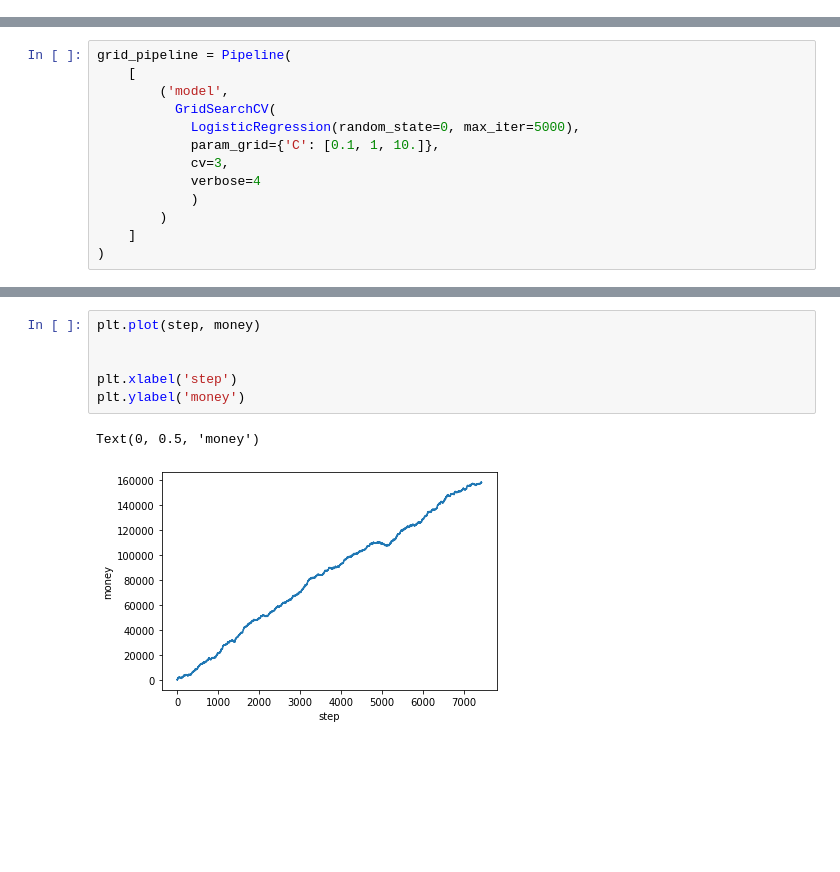
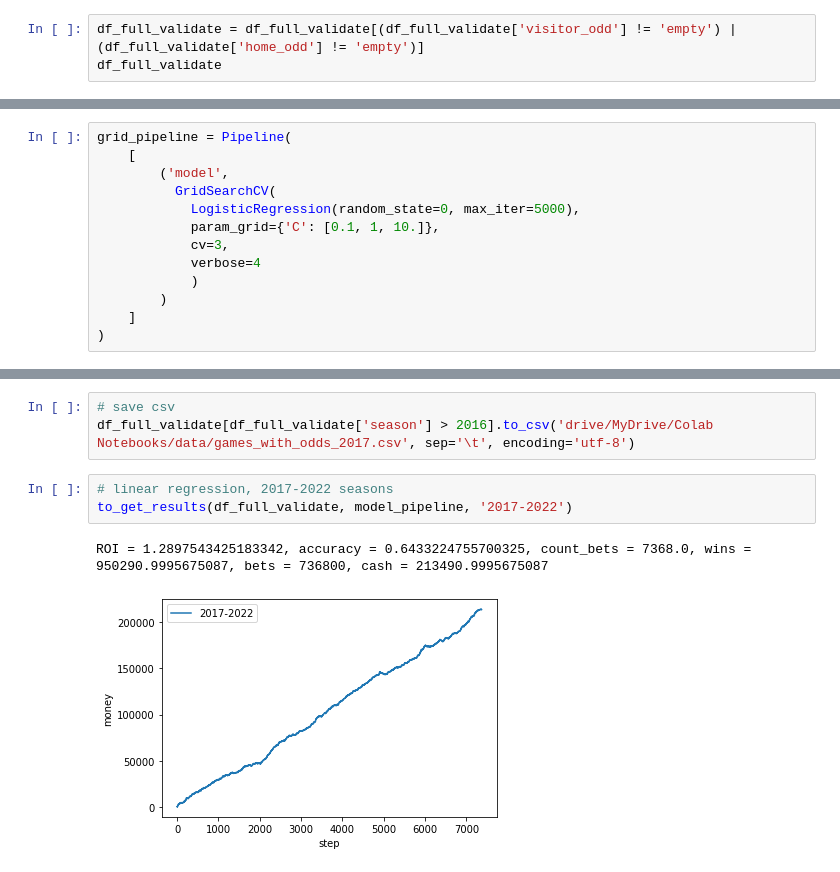
Before and after one commit to PSergey24/jupyter_notebooks, a Jupyter notebook: NBA_prediction.ipynb, the cells around one changed output, grey strips where cells are left out. Drawn from its saved outputs; the diff is of its cells as text; blank space fills up the shorter version.

```diff
--- a/NBA_prediction.ipynb
+++ b/NBA_prediction.ipynb
@@ -60,0 +83,3 @@ dtype: int64
+# %%
+df_full_validate = df_full_validate[(df_full_validate['visitor_odd'] != 'empty') | (df_full_validate['home_odd'] != 'empty')]
+df_full_validate
@@ -306,9 +337,9 @@ ROI = 1.21320415879017, count_bets = 7406.0, wins = 898499.0, bets = 740600, cas
-# %%
-plt.plot(step, money)
-
-
-plt.xlabel('step')
-plt.ylabel('money')
-# %% [output]
-Text(0, 0.5, 'money')
-[figure, removed]
+# %%
+# save csv
+df_full_validate[df_full_validate['season'] > 2016].to_csv('drive/MyDrive/Colab Notebooks/data/games_with_odds_2017.csv', sep='\t', encoding='utf-8')
+# %%
+# linear regression, 2017-2022 seasons
+to_get_results(df_full_validate, model_pipeline, '2017-2022')
+# %% [output]
+ROI = 1.2897543425183342, accuracy = 0.6433224755700325, count_bets = 7368.0, wins = 950290.9995675087, bets = 736800, cash = 213490.9995675087
+[figure, added]
```
Also changed, not shown: parts of 52 cells of this notebook.
